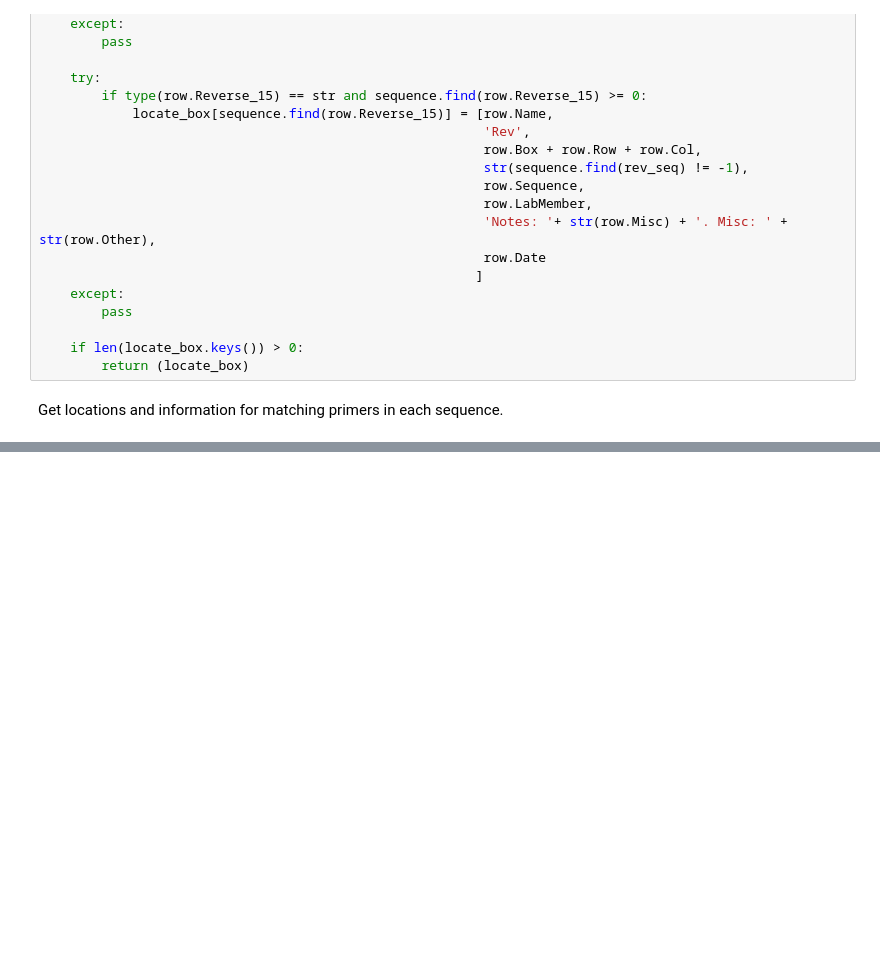
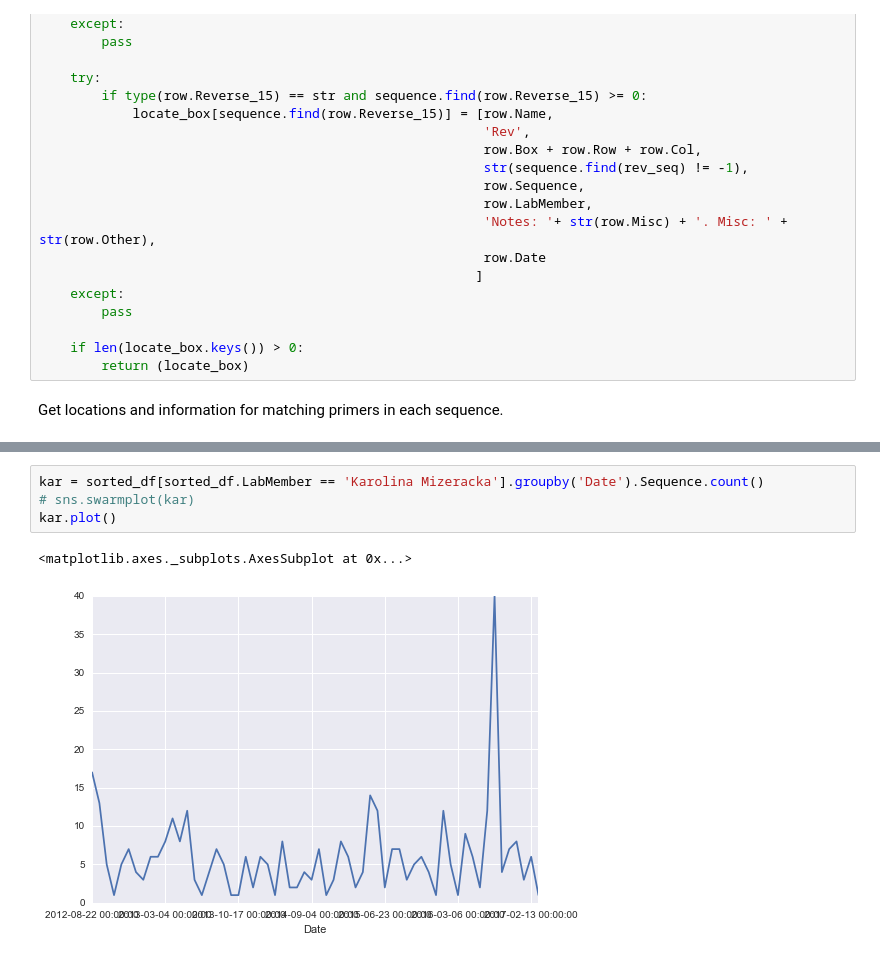
Before and after one commit to zcandiceyip/lab_primers, a Jupyter notebook: Primers search.ipynb, the cells around one changed output, grey strips where cells are left out. Drawn from its saved outputs; the diff is of its cells as text; blank space fills up the shorter version.

```diff
--- a/Primers search.ipynb
+++ b/Primers search.ipynb
@@ -323,0 +351,7 @@ pyplot.scatter(x, y)
+# %%
+kar = sorted_df[sorted_df.LabMember == 'Karolina Mizeracka'].groupby('Date').Sequence.count()
+# sns.swarmplot(kar)
+kar.plot()
+# %% [output]
+<matplotlib.axes._subplots.AxesSubplot at 0x...>
+[figure, added]
```
Also changed, not shown: parts of 8 cells of this notebook.
